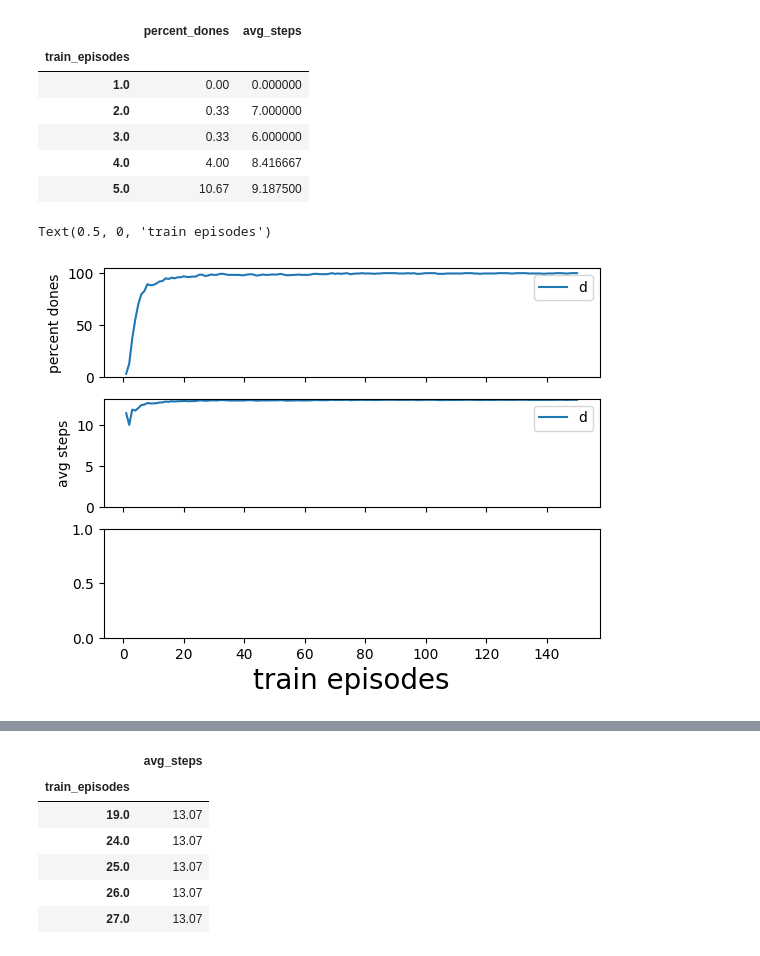
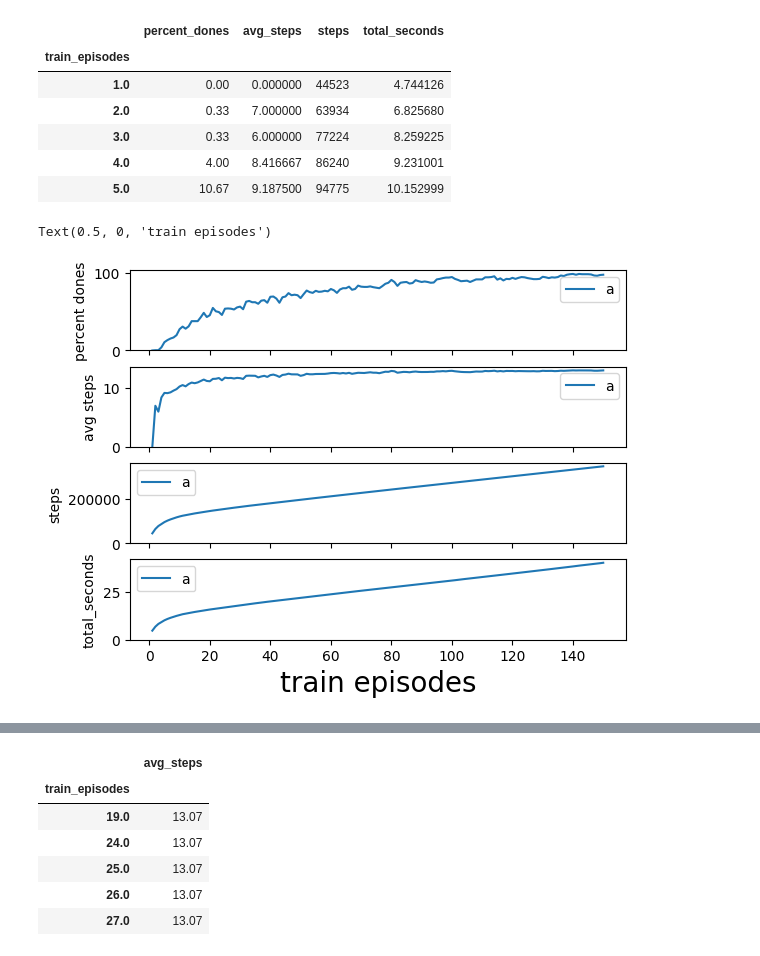
Before and after one commit to anselmobd/qrlstudy, a Jupyter notebook: eval.ipynb, the cells around one changed output, grey strips where cells are left out. Saved outputs shown, nothing was run; the diff lists cells and outputs as text; code cells hidden in the pictures.

Commit message:
melhoria no gráfico compare epsilons

```diff
--- a/eval.ipynb
+++ b/eval.ipynb
@@ -5,0 +8,4 @@ import matplotlib.pyplot as plt
+# %%
+qgye_csv = "qtb/qgye2/qgye2_a_15000_1000.csv"
+qgye = pd.read_csv(qgye_csv, sep=";")
+qgye.head()
@@ -10,0 +71,14 @@ qeval = pd.read_csv(eval_file_name, sep=";", header=None, names=columns)
+# %%
+qeval['steps'] = qeval.apply(
+    lambda x: steps_secs(
+        x['epsilon_type'], 15000, 1000, x['train_episodes']
+    )[0],
+    axis=1,
+)
+qeval['total_seconds'] = qeval.apply(
+    lambda x: steps_secs(
+        x['epsilon_type'], 15000, 1000, x['train_episodes']
+    )[1],
+    axis=1,
+)
+qeval.head()
@@ -14,34 +102,44 @@ qeval.head()
 # %%
 evals={}
 for e_type in 'abcdefg':
-    eval_t = qeval[qeval['epsilon_type']==e_type].sort_values('train_episodes')[['train_episodes', 'percent_dones', 'avg_steps']]
+    eval_t = qeval[qeval['epsilon_type']==e_type].sort_values('train_episodes')[['train_episodes', 'percent_dones', 'avg_steps', 'steps', 'total_seconds']]
     evals[e_type] = eval_t.set_index('train_episodes')
 evals["a"].head()
 # %% [output]
-|  | percent_dones | avg_steps |
-| train_episodes |  |  |
-| 1.0 | 0.00 | 0.000000 |
-| 2.0 | 0.33 | 7.000000 |
-| 3.0 | 0.33 | 6.000000 |
-| 4.0 | 4.00 | 8.416667 |
-| 5.0 | 10.67 | 9.187500 |
+|  | percent_dones | avg_steps | steps | total_seconds |
+| train_episodes |  |  |  |  |
+| 1.0 | 0.00 | 0.000000 | 44523 | 4.744126 |
+| 2.0 | 0.33 | 7.000000 | 63934 | 6.825680 |
+| 3.0 | 0.33 | 6.000000 | 77224 | 8.259225 |
+| 4.0 | 4.00 | 8.416667 | 86240 | 9.231001 |
+| 5.0 | 10.67 | 9.187500 | 94775 | 10.152999 |
 # %%
-fig, (ax1, ax2) = plt.subplots(2, 1, sharex=True)
+fig, ax = plt.subplots(4, 1, sharex=True)
 
-# ax1.set_title("percent dones", size = 20)
+# ax[0].set_title("percent dones", size = 20)
 e='a'
 
-ax1.plot(evals[e]['percent_dones'])
-ax1.legend([e])
-ax1.set_ylabel("percent dones")
-ax1.set_ylim(bottom=0)
+ax[0].plot(evals[e]['percent_dones'])
+ax[0].legend([e])
+ax[0].set_ylabel("percent dones")
+ax[0].set_ylim(bottom=0)
 
-ax2.plot(evals[e]['avg_steps'])
-ax2.legend([e])
-ax2.set_ylabel("avg steps")
-ax2.set_ylim(bottom=0)
+ax[1].plot(evals[e]['avg_steps'])
+ax[1].legend([e])
+ax[1].set_ylabel("avg steps")
+ax[1].set_ylim(bottom=0)
 
-ax2.set_xlabel("train episodes", size = 20)
+ax[2].plot(evals[e]['steps'])
+ax[2].legend([e])
+ax[2].set_ylabel("steps")
+ax[2].set_ylim(bottom=0)
+
+ax[3].plot(evals[e]['total_seconds'])
+ax[3].legend([e])
+ax[3].set_ylabel("total_seconds")
+ax[3].set_ylim(bottom=0)
+
+ax[3].set_xlabel("train episodes", size = 20)
 # %% [output]
 Text(0.5, 0, 'train episodes')
-[figure, old version]
+[figure, new version]
```
Also changed, not shown: parts of 15 cells of this notebook.
